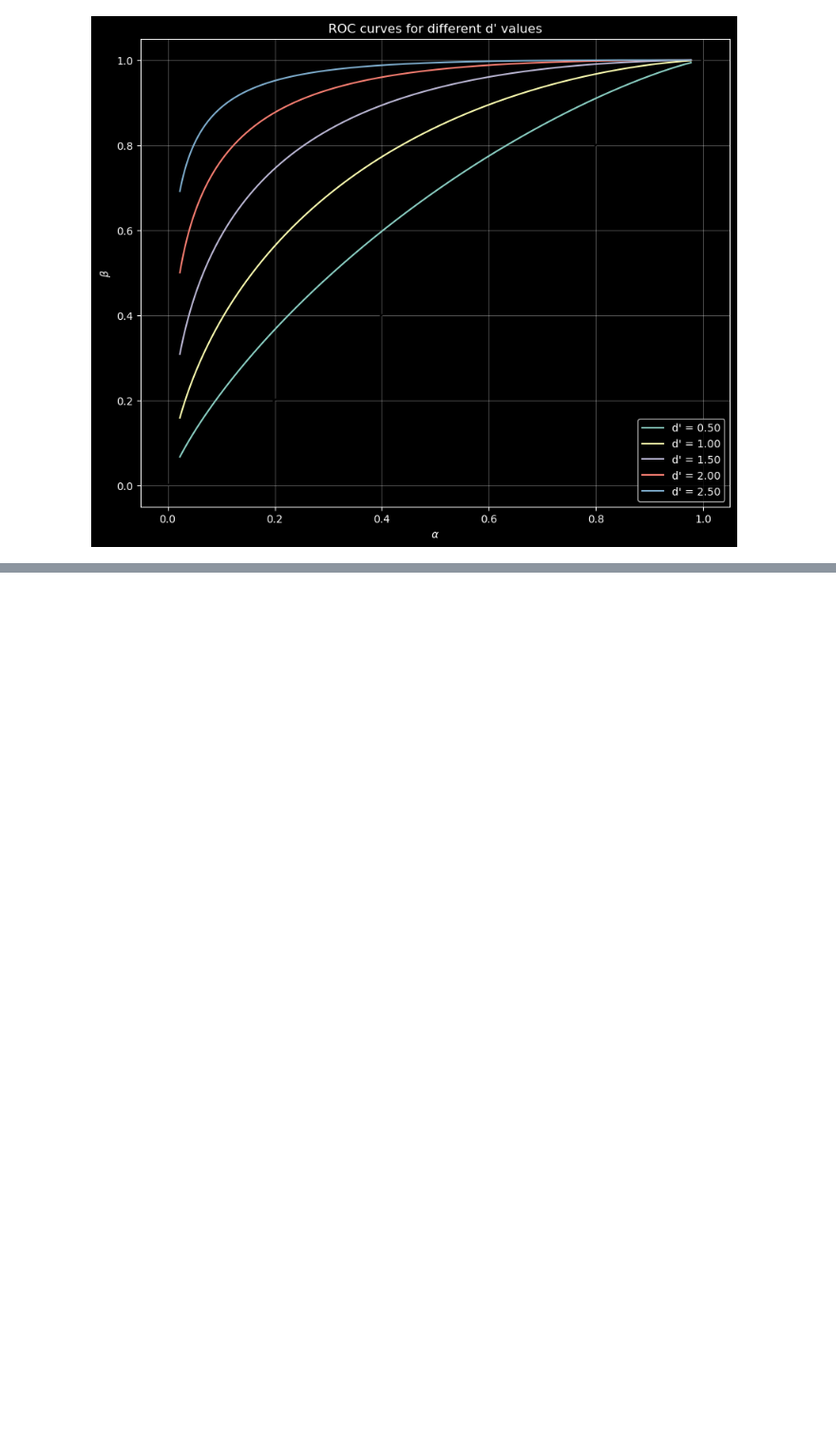
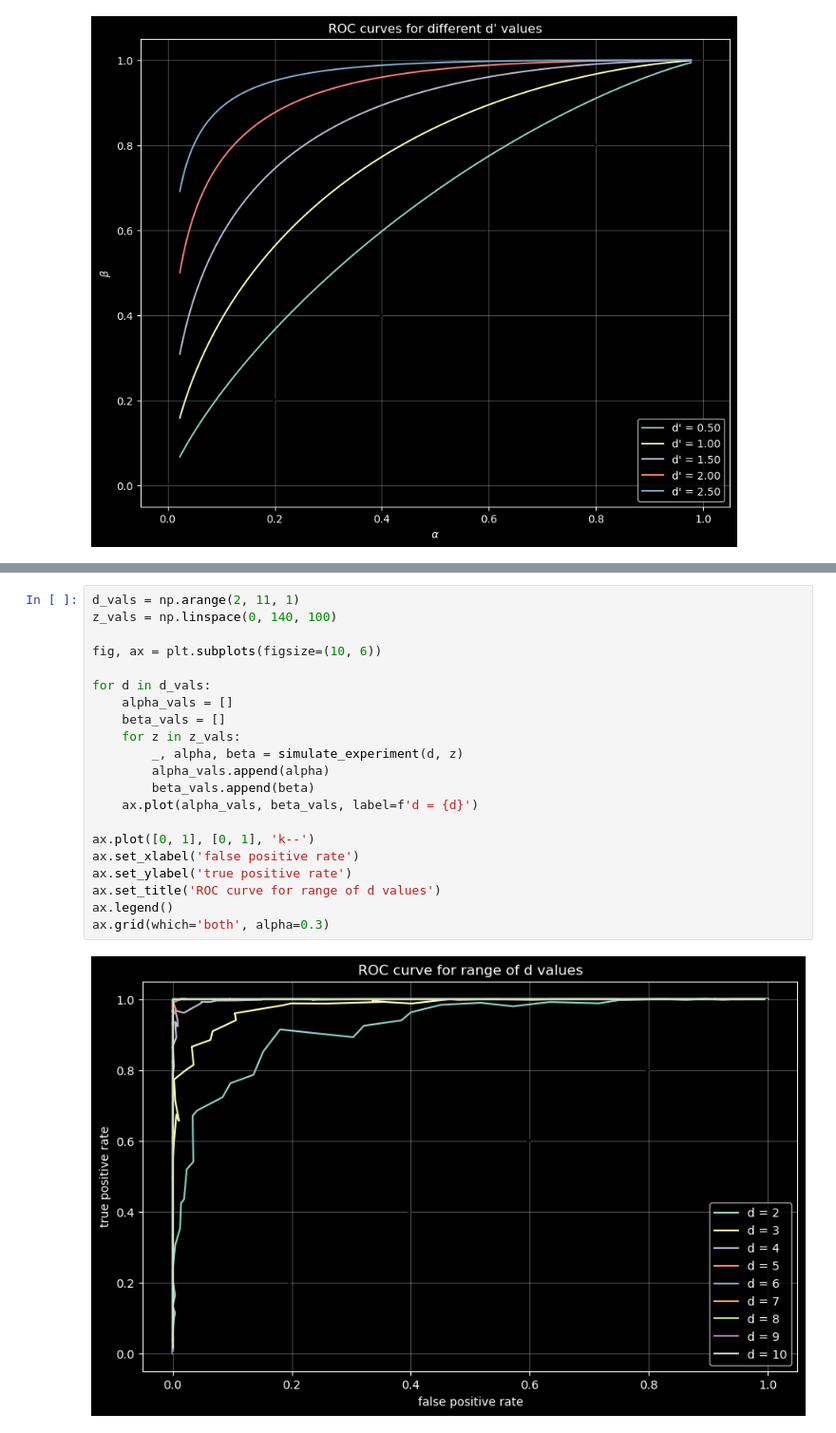
Before and after one commit to polsen99/theoretical_neuroscience, a Jupyter notebook: ch3.ipynb, the cells around one changed output, grey strips where cells are left out. Shown: that part at 95% size. Saved outputs shown, nothing was run; the diff lists cells and outputs as text; blank space fills up the shorter version.

```diff
--- a/ch3.ipynb
+++ b/ch3.ipynb
@@ -104,0 +171,23 @@ d' = 2.50:
+# %%
+d_vals = np.arange(2, 11, 1)
+z_vals = np.linspace(0, 140, 100)
+
+fig, ax = plt.subplots(figsize=(10, 6))
+
+for d in d_vals:
+    alpha_vals = []
+    beta_vals = []
+    for z in z_vals:
+        _, alpha, beta = simulate_experiment(d, z)
+        alpha_vals.append(alpha)
+        beta_vals.append(beta)
+    ax.plot(alpha_vals, beta_vals, label=f'd = {d}')
+
+ax.plot([0, 1], [0, 1], 'k--')
+ax.set_xlabel('false positive rate')
+ax.set_ylabel('true positive rate')
+ax.set_title('ROC curve for range of d values')
+ax.legend()
+ax.grid(which='both', alpha=0.3)
+# %% [output]
+[figure, added]
```
Also changed, not shown: parts of 4 cells of this notebook.
